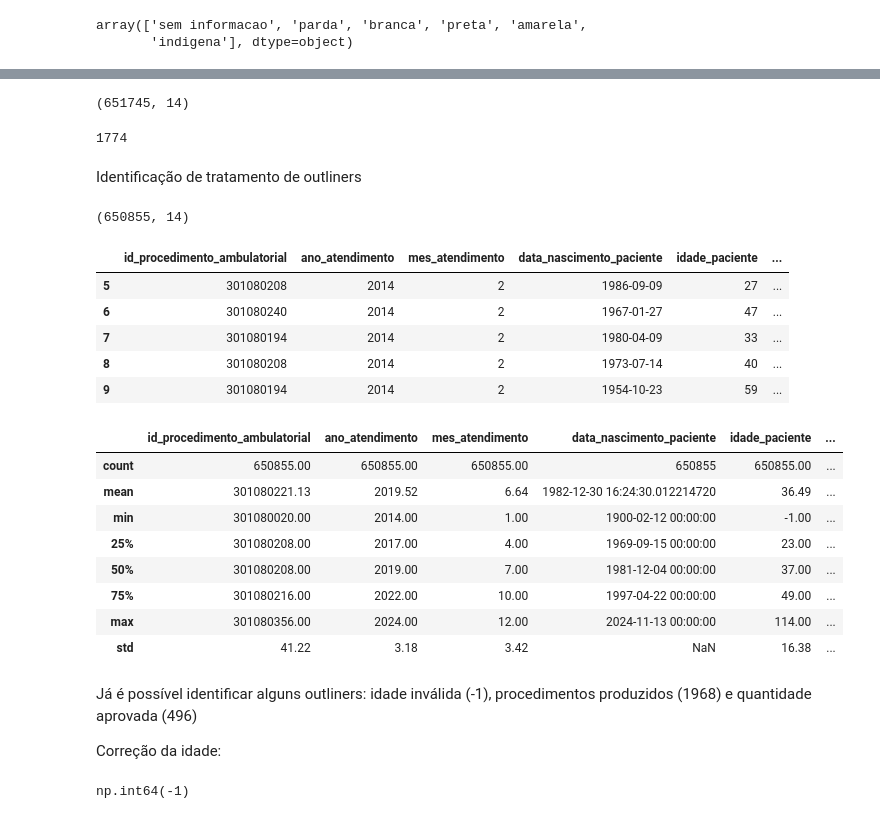
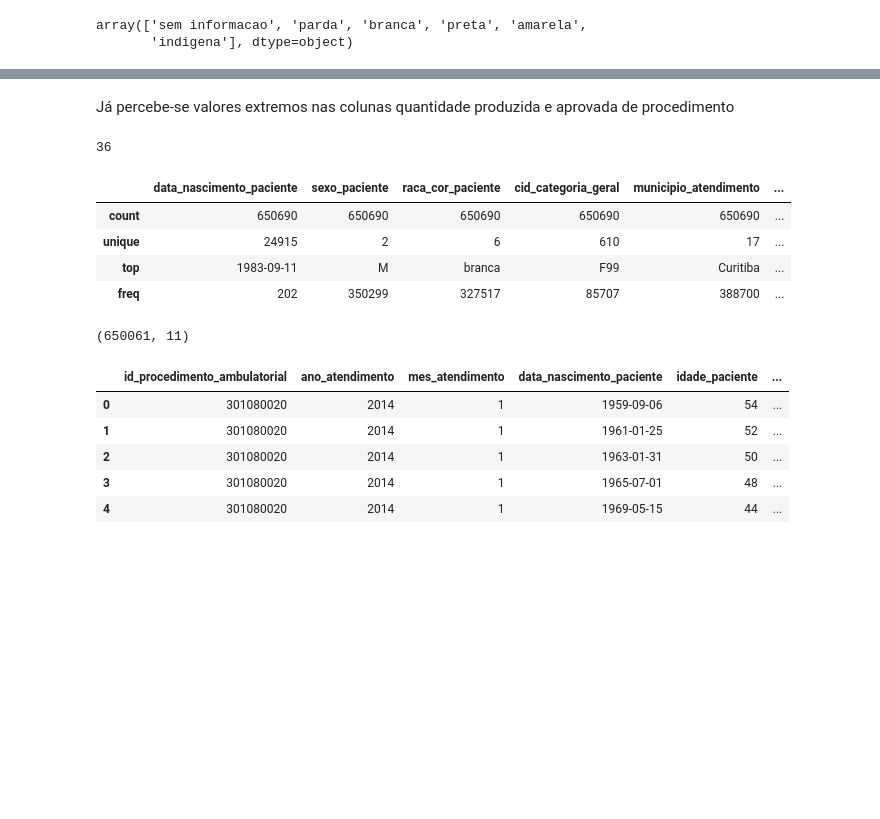
Before and after one commit to maria-exe/Saude-Mental-Curitiba-Regiao, a Jupyter notebook: notebooks/01-entendimento-e-limpeza.ipynb, the cells around one changed output, grey strips where cells are left out. Saved outputs shown, nothing was run; the diff lists cells and outputs as text; code cells hidden in the pictures; blank space fills up the shorter version.

```diff
--- a/notebooks/01-entendimento-e-limpeza.ipynb
+++ b/notebooks/01-entendimento-e-limpeza.ipynb
@@ -228,0 +267,11 @@ df_psico.head()
+# %%
+metrica = 'quantidade_aprovada_procedimento'
+
+colunas = [
+    'id_procedimento_ambulatorial', 'ano_atendimento', 'mes_atendimento',
+    'data_nascimento_paciente', 'idade_paciente', 'sexo_paciente',
+    'raca_cor_paciente', 'cid_categoria_geral', 'municipio_atendimento',
+    'municipio_residencia'
+]
+
+df_analise_volume = df_psico.groupby(colunas, as_index=False)[metrica].sum()
@@ -229,10 +316,22 @@ df_psico.head()
+# %% [markdown]
+Já percebe-se valores extremos nas colunas quantidade produzida e aprovada de procedimento
+# %%
+
+percentil = df_analise_volume['quantidade_aprovada_procedimento'].quantile(0.999, interpolation='nearest')
+print(percentil)
+# %% [output]
+36
+# %%
+df_analise_volume.describe(include=['object'])
+# %% [output]
+|  | data_nascimento_paciente | sexo_paciente | raca_cor_paciente | cid_categoria_geral | municipio_atendimento | ... |
+| count | 650690 | 650690 | 650690 | 650690 | 650690 | ... |
+| unique | 24915 | 2 | 6 | 610 | 17 | ... |
+| top | 1983-09-11 | M | branca | F99 | Curitiba | ... |
+| freq | 202 | 350299 | 327517 | 85707 | 388700 | ... |
+# %%
+df_limpo = df_analise_volume[df_analise_volume['quantidade_aprovada_procedimento'] <= percentil]
 # %%
-df_psico.shape
+df_limpo.shape
 # %% [output]
-(651745, 14)
+(650061, 11)
-# %%
-colunas = list(df_psico.columns)
-duplicados = df_psico[df_psico.duplicated(subset=colunas, keep=False)]
-len(duplicados)
-# %% [output]
-1774
@@ -241,30 +338,9 @@ df_psico = df_psico.drop_duplicates()
-# %% [markdown]
-Identificação de tratamento de outliners
-# %%
-pd.options.display.float_format = '{:.2f}'.format
-# %%
-df_psico.shape
-# %% [output]
-(650855, 14)
 # %%
-df_psico.head()
+df_limpo.head()
 # %% [output]
 |  | id_procedimento_ambulatorial | ano_atendimento | mes_atendimento | data_nascimento_paciente | idade_paciente | ... |
-| 5 | 301080208 | 2014 | 2 | 1986-09-09 | 27 | ... |
-| 6 | 301080240 | 2014 | 2 | 1967-01-27 | 47 | ... |
-| 7 | 301080194 | 2014 | 2 | 1980-04-09 | 33 | ... |
-| 8 | 301080208 | 2014 | 2 | 1973-07-14 | 40 | ... |
-| 9 | 301080194 | 2014 | 2 | 1954-10-23 | 59 | ... |
+| 0 | 301080020 | 2014 | 1 | 1959-09-06 | 54 | ... |
+| 1 | 301080020 | 2014 | 1 | 1961-01-25 | 52 | ... |
+| 2 | 301080020 | 2014 | 1 | 1963-01-31 | 50 | ... |
+| 3 | 301080020 | 2014 | 1 | 1965-07-01 | 48 | ... |
+| 4 | 301080020 | 2014 | 1 | 1969-05-15 | 44 | ... |
-# %%
-# Análise dos dados quantitativos
-df_psico.describe()
-# %% [output]
-|  | id_procedimento_ambulatorial | ano_atendimento | mes_atendimento | data_nascimento_paciente | idade_paciente | ... |
-| count | 650855.00 | 650855.00 | 650855.00 | 650855 | 650855.00 | ... |
-| mean | 301080221.13 | 2019.52 | 6.64 | 1982-12-30 16:24:30.012214720 | 36.49 | ... |
-| min | 301080020.00 | 2014.00 | 1.00 | 1900-02-12 00:00:00 | -1.00 | ... |
-| 25% | 301080208.00 | 2017.00 | 4.00 | 1969-09-15 00:00:00 | 23.00 | ... |
-| 50% | 301080208.00 | 2019.00 | 7.00 | 1981-12-04 00:00:00 | 37.00 | ... |
-| 75% | 301080216.00 | 2022.00 | 10.00 | 1997-04-22 00:00:00 | 49.00 | ... |
-| max | 301080356.00 | 2024.00 | 12.00 | 2024-11-13 00:00:00 | 114.00 | ... |
-| std | 41.22 | 3.18 | 3.42 | NaN | 16.38 | ... |
@@ -273,8 +346,0 @@ df_psico = df_psico.drop(columns=['quantidade_produzida_procedimento', 'quantida
-# %% [markdown]
-Já é possível identificar alguns outliners: idade inválida (-1), procedimentos produzidos (1968) e quantidade aprovada (496)
-
-Correção da idade:
-# %%
-df_psico['idade_paciente'].min()
-# %% [output]
-np.int64(-1)
```
Also changed, not shown: parts of 58 cells of this notebook, 2 other files.
